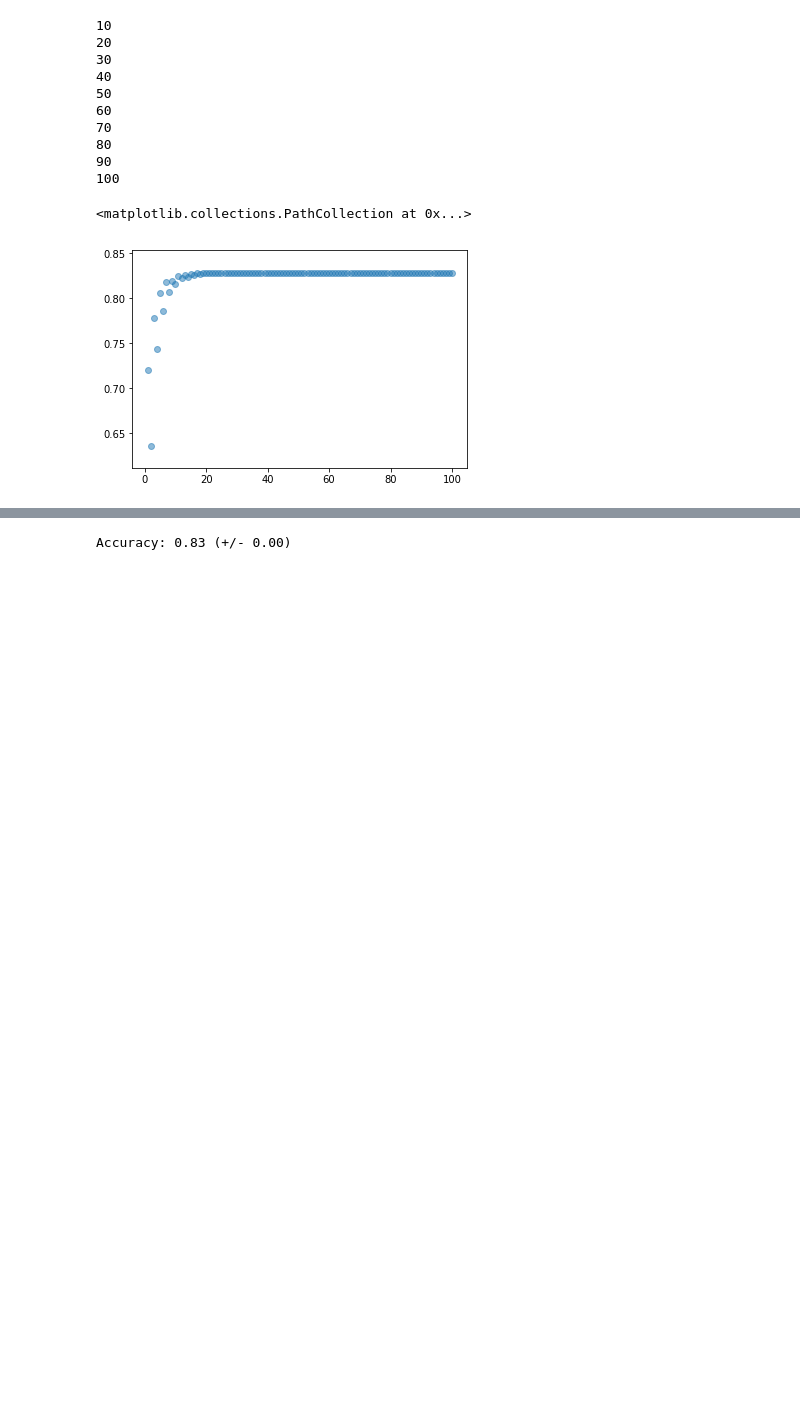
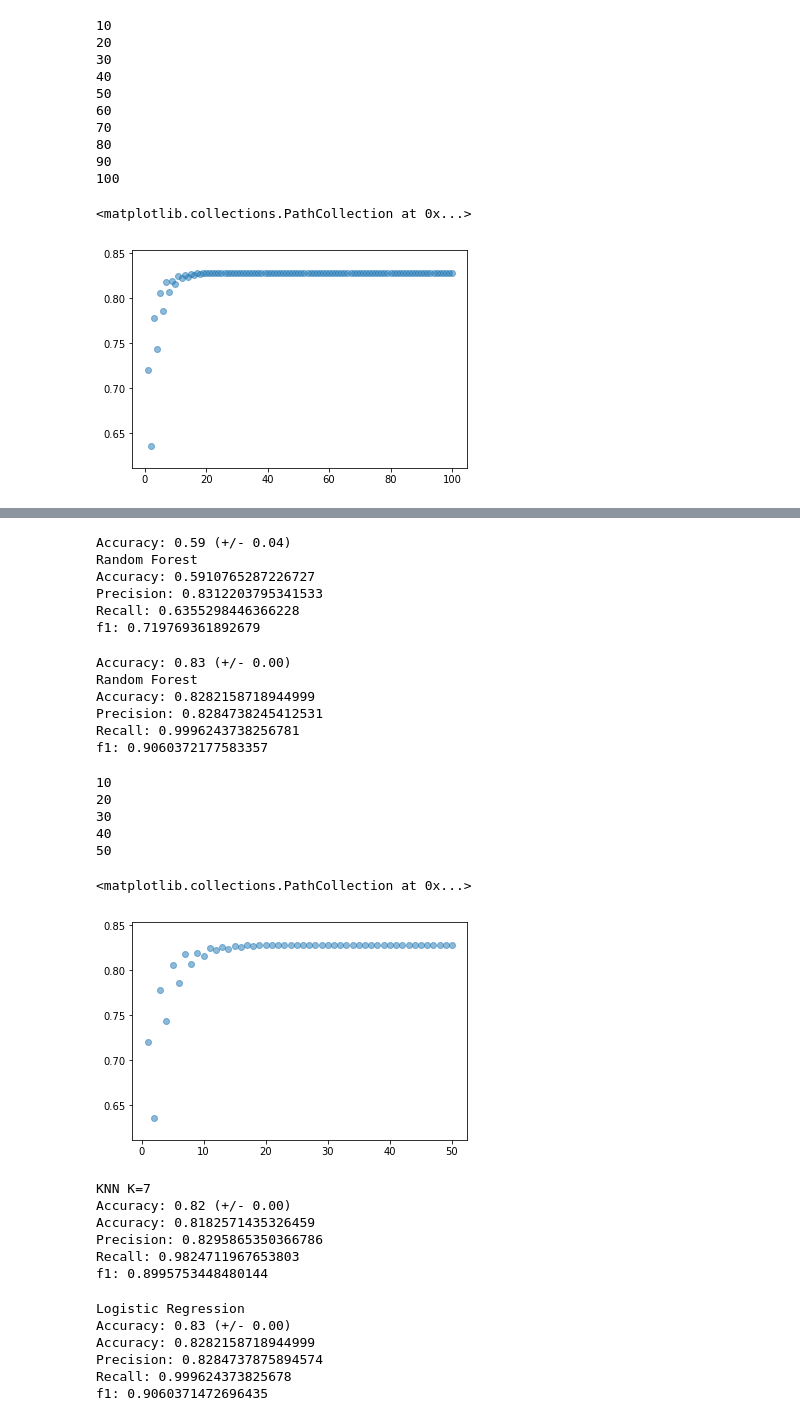
Before and after one commit to edithzeng/SALFinalProject, a Jupyter notebook: models.ipynb, the cells around one changed output, grey strips where cells are left out. Saved outputs shown, nothing was run; the diff lists cells and outputs as text; code cells hidden in the pictures; blank space fills up the shorter version.

```diff
--- a/models.ipynb
+++ b/models.ipynb
@@ -168,6 +342,28 @@ Accuracy: 0.73 (+/- 0.02)
+# %%
+# Random Forest
+forest = RandomForestClassifier(min_samples_leaf=10, n_jobs=4, class_weight="balanced")
+scores = cross_val_score(forest, X, np.ravel(Y_categorize), cv=10)
+print("Random Forest\nAccuracy: %0.2f (+/- %0.2f)" % (scores.mean(), scores.std() * 2))
+scores = cross_validate(forest, X, np.ravel(Y_categorize), cv=10, scoring=("accuracy", "precision", "recall", "f1"))
+print("Accuracy:", scores["test_accuracy"].mean(), "\nPrecision:", scores["test_precision"].mean(), "\nRecall:", scores["test_recall"].mean(), "\nf1:", scores["test_f1"].mean())
+# %% [output]
+Accuracy: 0.59 (+/- 0.04)
+Random Forest
+Accuracy: 0.5910765287226727
+Precision: 0.8312203795341533
+Recall: 0.6355298446366228
+f1: 0.719769361892679
 # %%
+# SVM
 svmModel = svm.SVC()
 scores = cross_val_score(svmModel, X, np.ravel(Y_categorize), cv=10)
-print("Accuracy: %0.2f (+/- %0.2f)" % (scores.mean(), scores.std() * 2))
+print("SVM\nAccuracy: %0.2f (+/- %0.2f)" % (scores.mean(), scores.std() * 2))
+scores = cross_validate(svmModel, X, np.ravel(Y_categorize), cv=10, scoring=("accuracy", "precision", "recall", "f1"))
+print("Accuracy:", scores["test_accuracy"].mean(), "\nPrecision:", scores["test_precision"].mean(), "\nRecall:", scores["test_recall"].mean(), "\nf1:", scores["test_f1"].mean())
 # %% [output]
 Accuracy: 0.83 (+/- 0.00)
+Random Forest
+Accuracy: 0.8282158718944999
+Precision: 0.8284738245412531
+Recall: 0.9996243738256781
+f1: 0.9060372177583357
@@ -175,0 +375,49 @@ scores.
+# %%
+# K Nearest Neighbor
+
+Klist = []
+for K in range(1,51):
+    knn = KNeighborsClassifier(n_neighbors=K)
+    Kscores = cross_val_score(knn, Xup, np.ravel(Yup_categorize), cv=10)
+    Klist.append(Kscores.mean())
+    if (K%10 == 0):
+        print(K)
+# %% [output]
+10
+20
+30
+40
+50
+# %%
+plt.scatter(range(1,51), Klist, alpha = 0.5)
+# %% [output]
+<matplotlib.collections.PathCollection at 0x...>
+[figure, added]
+# %%
+# KNN K = 7
+knn = KNeighborsClassifier(n_neighbors=7)
+scores = cross_val_score(knn, Xup, np.ravel(Yup_categorize), cv=10)
+print("KNN K=7\nAccuracy: %0.2f (+/- %0.2f)" % (scores.mean(), scores.std() * 2))
+scores = cross_validate(knn, Xup, np.ravel(Yup_categorize), cv=10, scoring=("accuracy", "precision", "recall", "f1"))
+print("Accuracy:", scores["test_accuracy"].mean(), "\nPrecision:", scores["test_precision"].mean(), "\nRecall:", scores["test_recall"].mean(), "\nf1:", scores["test_f1"].mean())
+# %% [output]
+KNN K=7
+Accuracy: 0.82 (+/- 0.00)
+Accuracy: 0.8182571435326459
+Precision: 0.8295865350366786
+Recall: 0.9824711967653803
+f1: 0.8995753448480144
+# %%
+# logistic regression
+logreg = LogisticRegression()
+scores = cross_val_score(logreg, Xup, np.ravel(Yup_categorize), cv=10)
+print("Logistic Regression\nAccuracy: %0.2f (+/- %0.2f)" % (scores.mean(), scores.std() * 2))
+scores = cross_validate(logreg, Xup, np.ravel(Yup_categorize), cv=10, scoring=("accuracy", "precision", "recall", "f1"))
+print("Accuracy:", scores["test_accuracy"].mean(), "\nPrecision:", scores["test_precision"].mean(), "\nRecall:", scores["test_recall"].mean(), "\nf1:", scores["test_f1"].mean())
+# %% [output]
+Logistic Regression
+Accuracy: 0.83 (+/- 0.00)
+Accuracy: 0.8282158718944999
+Precision: 0.8284737875894574
+Recall: 0.999624373825678
+f1: 0.9060371472696435
```
Also changed, not shown: parts of 44 cells of this notebook.
